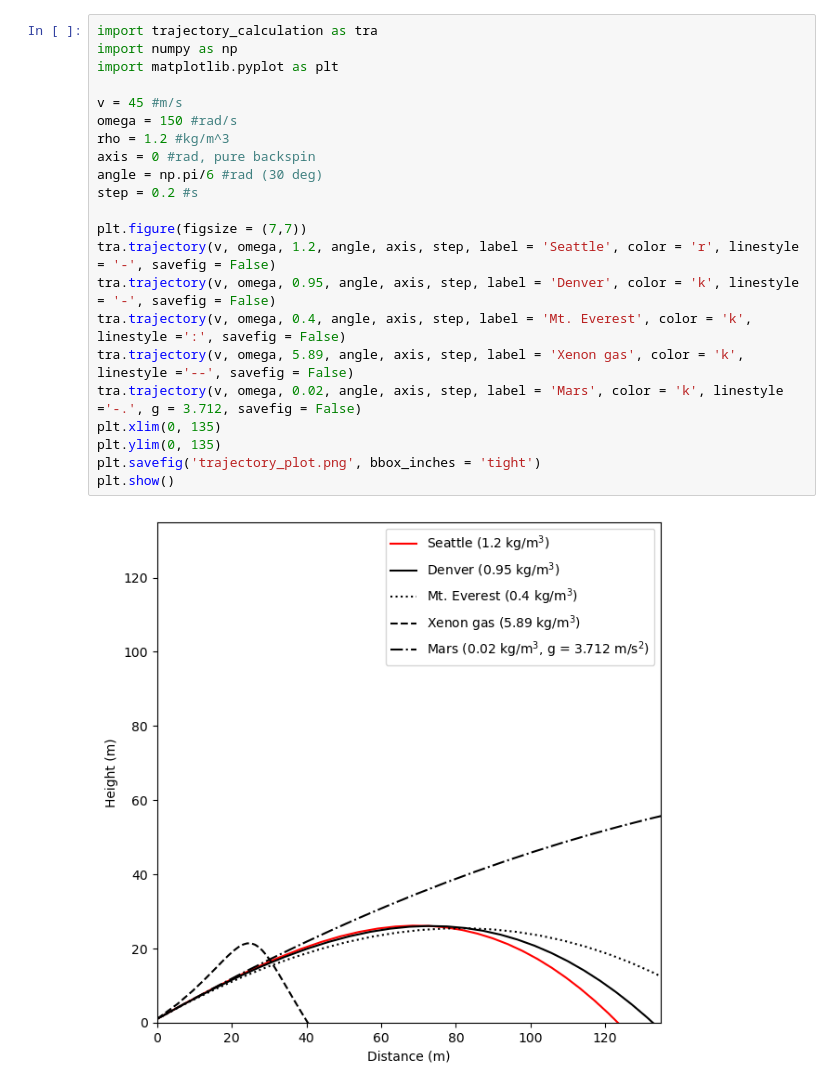
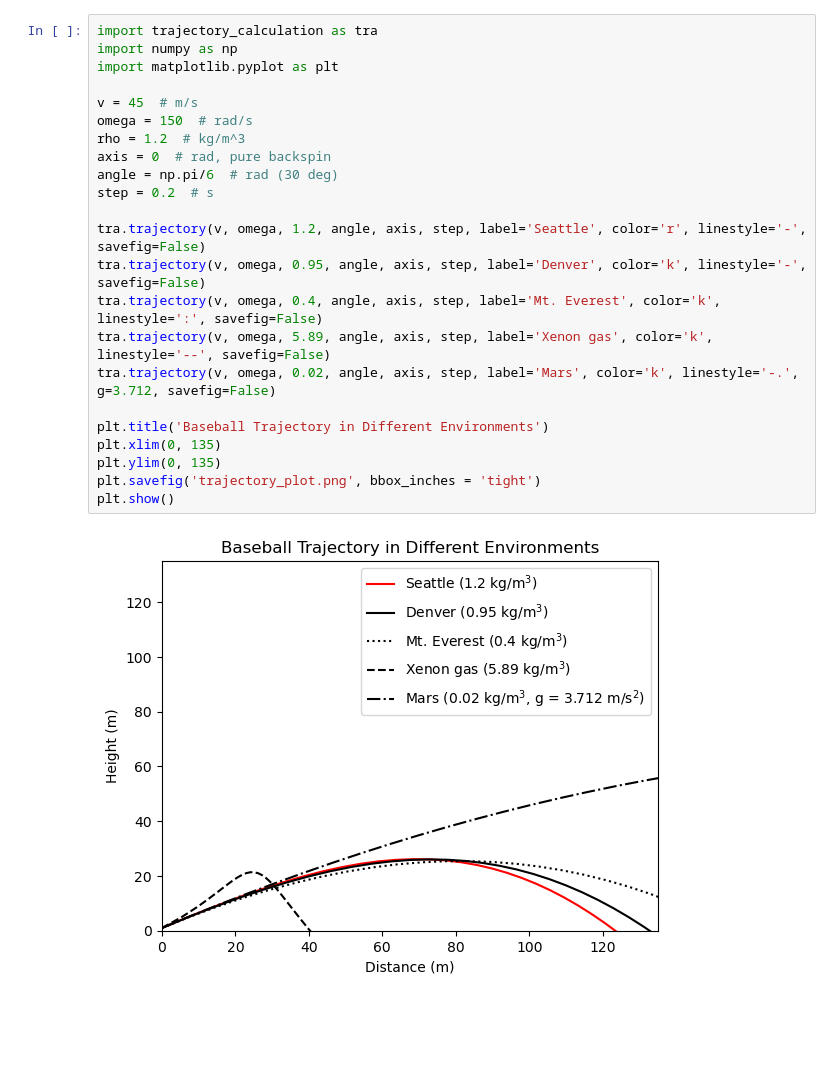
Before and after one commit to brodiemonohan/MLB-in-Seattle, a Jupyter notebook: atmosphere_effects/example.ipynb, the cells around one changed output. Drawn from its saved outputs; the diff is of its cells as text; blank space fills up the shorter version.

```diff
--- a/atmosphere_effects/example.ipynb
+++ b/atmosphere_effects/example.ipynb
@@ -1,24 +1,25 @@
 # %%
 import trajectory_calculation as tra
 import numpy as np
 import matplotlib.pyplot as plt
 
-v = 45 #m/s
-omega = 150 #rad/s
-rho = 1.2 #kg/m^3
-axis = 0 #rad, pure backspin
-angle = np.pi/6 #rad (30 deg)
-step = 0.2 #s
+v = 45  # m/s
+omega = 150  # rad/s
+rho = 1.2  # kg/m^3
+axis = 0  # rad, pure backspin
+angle = np.pi/6  # rad (30 deg)
+step = 0.2  # s
 
-plt.figure(figsize = (7,7))
-tra.trajectory(v, omega, 1.2, angle, axis, step, label = 'Seattle', color = 'r', linestyle = '-', savefig = False)
-tra.trajectory(v, omega, 0.95, angle, axis, step, label = 'Denver', color = 'k', linestyle = '-', savefig = False)
-tra.trajectory(v, omega, 0.4, angle, axis, step, label = 'Mt. Everest', color = 'k', linestyle =':', savefig = False)
-tra.trajectory(v, omega, 5.89, angle, axis, step, label = 'Xenon gas', color = 'k', linestyle ='--', savefig = False)
-tra.trajectory(v, omega, 0.02, angle, axis, step, label = 'Mars', color = 'k', linestyle ='-.', g = 3.712, savefig = False)
+tra.trajectory(v, omega, 1.2, angle, axis, step, label='Seattle', color='r', linestyle='-', savefig=False)
+tra.trajectory(v, omega, 0.95, angle, axis, step, label='Denver', color='k', linestyle='-', savefig=False)
+tra.trajectory(v, omega, 0.4, angle, axis, step, label='Mt. Everest', color='k', linestyle=':', savefig=False)
+tra.trajectory(v, omega, 5.89, angle, axis, step, label='Xenon gas', color='k', linestyle='--', savefig=False)
+tra.trajectory(v, omega, 0.02, angle, axis, step, label='Mars', color='k', linestyle='-.', g=3.712, savefig=False)
+
+plt.title('Baseball Trajectory in Different Environments')
 plt.xlim(0, 135)
 plt.ylim(0, 135)
 plt.savefig('trajectory_plot.png', bbox_inches = 'tight')
 plt.show()
 # %% [output]
-[figure, old version]
+[figure, new version]
```
Also changed, not shown: 8 other files.
